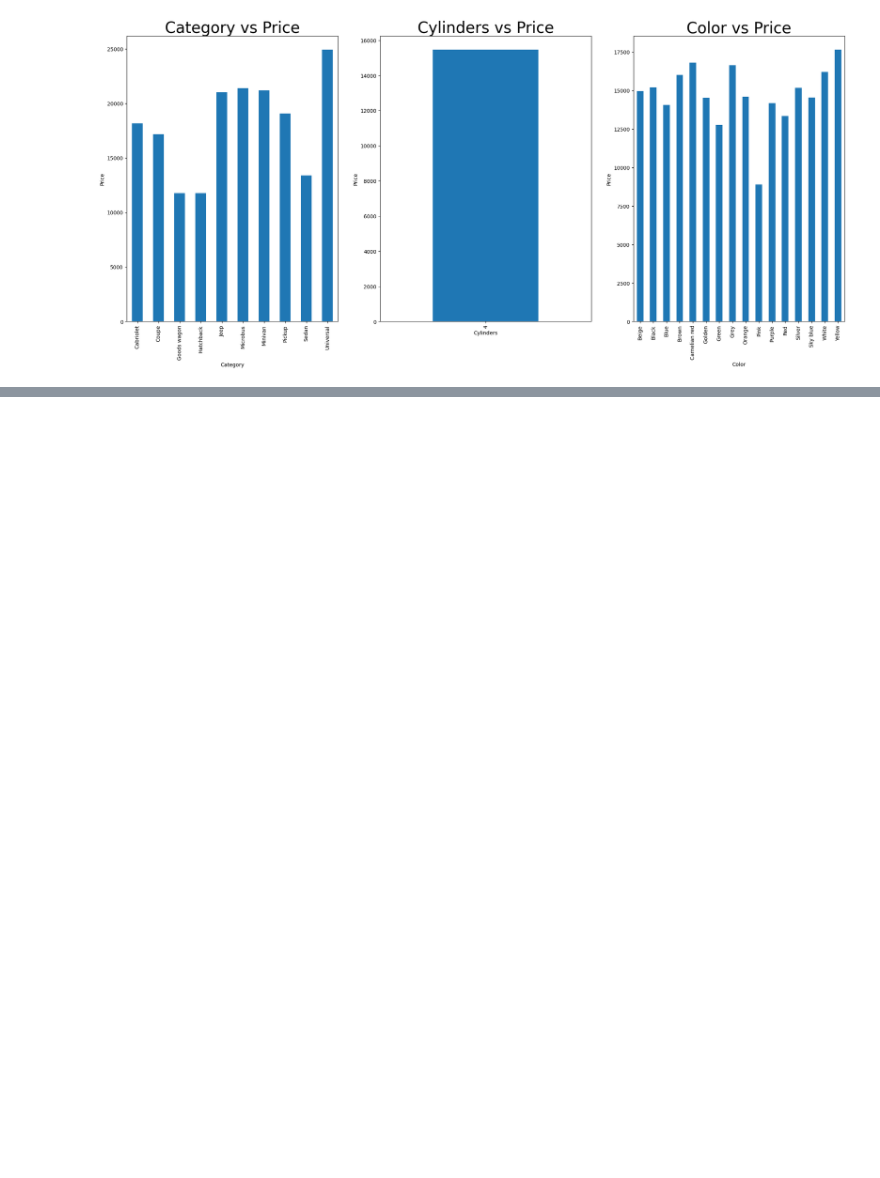
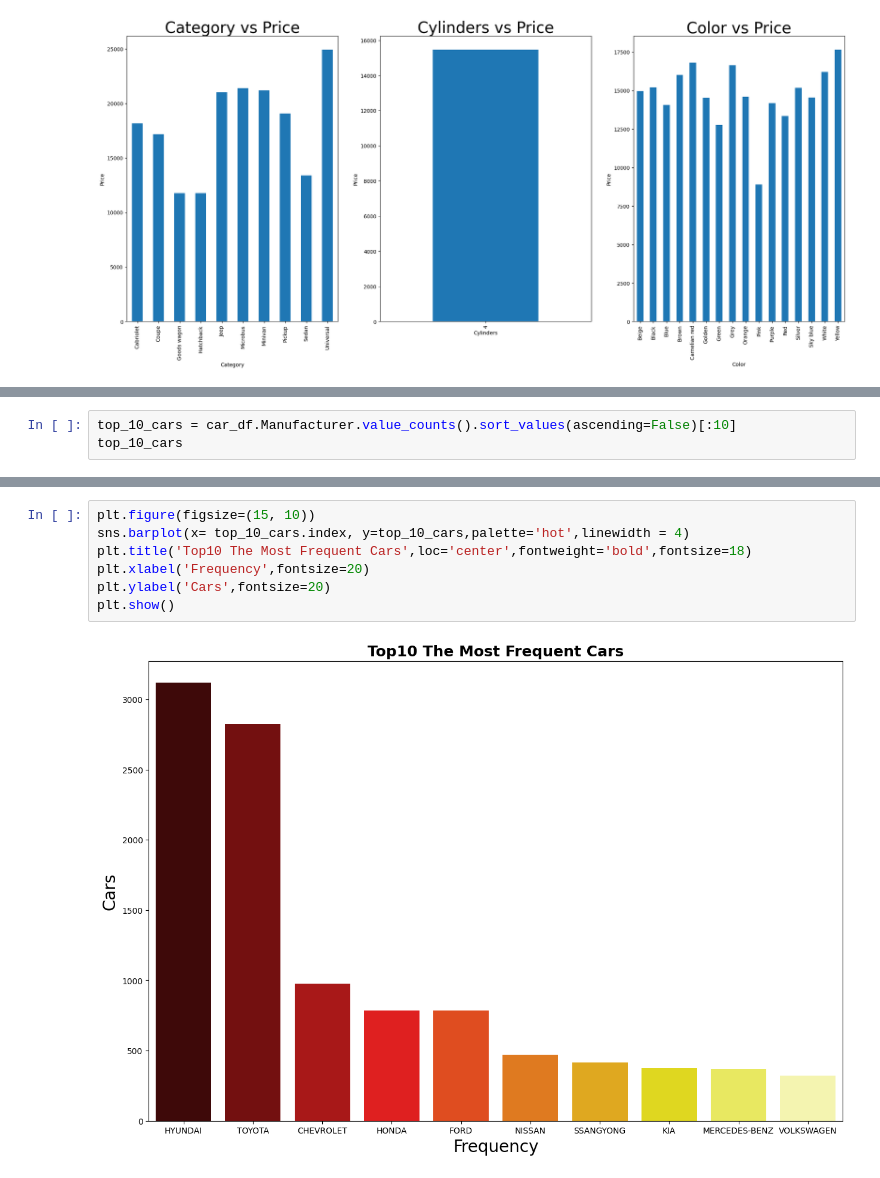
Before and after one commit to MounirReda/DV-Car-Price-Prediction-, a Jupyter notebook: dv-car-price-prediction.ipynb, the cells around one changed output, grey strips where cells are left out. Cells and saved outputs as stored; diff of their text form; blank space fills up the shorter version.

Commit message:
edit bar plot

```diff
--- a/dv-car-price-prediction.ipynb
+++ b/dv-car-price-prediction.ipynb
@@ -382,0 +391,3 @@ plt.show()
+# %%
+top_10_cars = car_df.Manufacturer.value_counts().sort_values(ascending=False)[:10]
+top_10_cars
@@ -382,0 +407,9 @@ plt.show()
+# %%
+plt.figure(figsize=(15, 10))
+sns.barplot(x= top_10_cars.index, y=top_10_cars,palette='hot',linewidth = 4)
+plt.title('Top10 The Most Frequent Cars',loc='center',fontweight='bold',fontsize=18)
+plt.xlabel('Frequency',fontsize=20)
+plt.ylabel('Cars',fontsize=20)
+plt.show()
+# %% [output]
+[figure, added]
```
Also changed, not shown: parts of 6 cells of this notebook.
